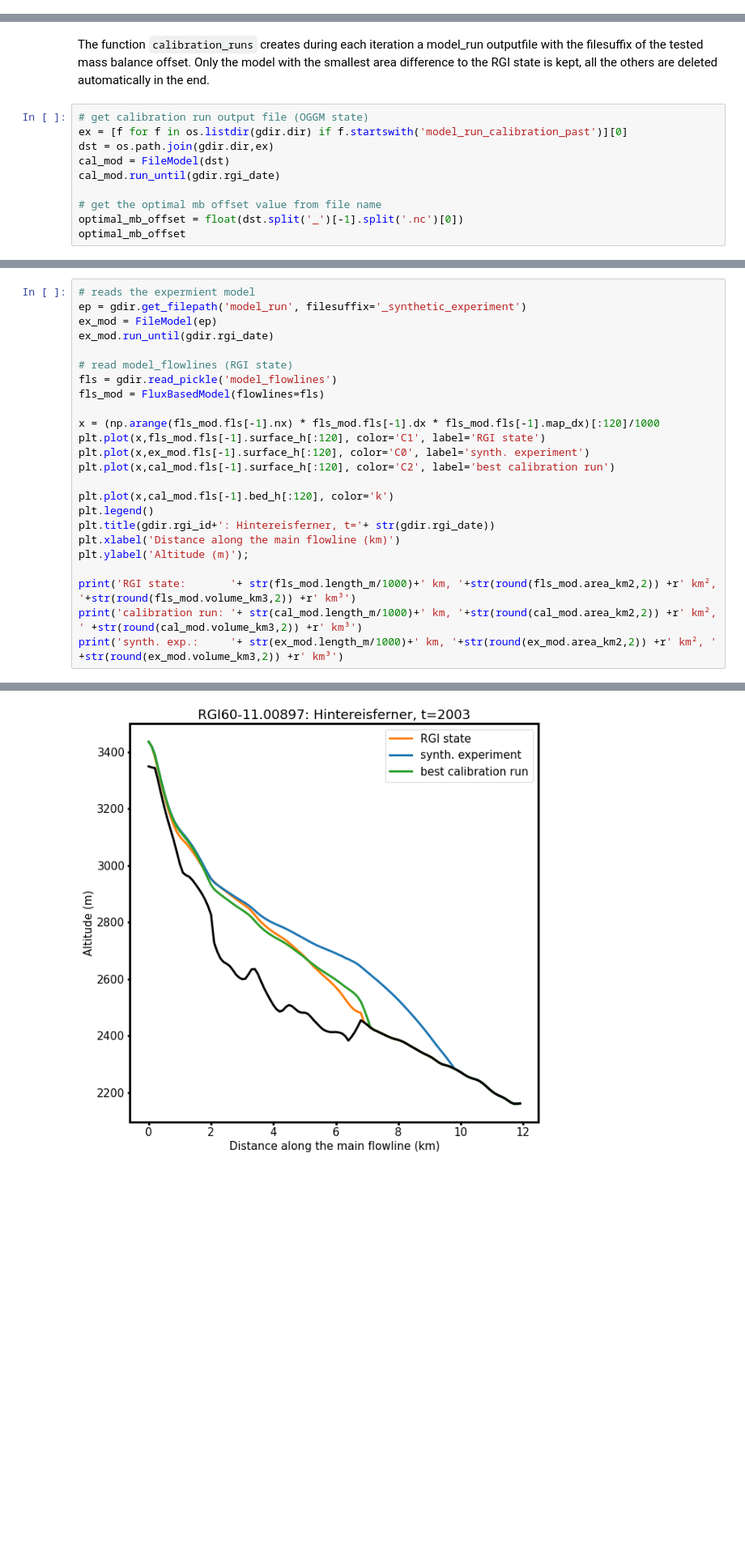
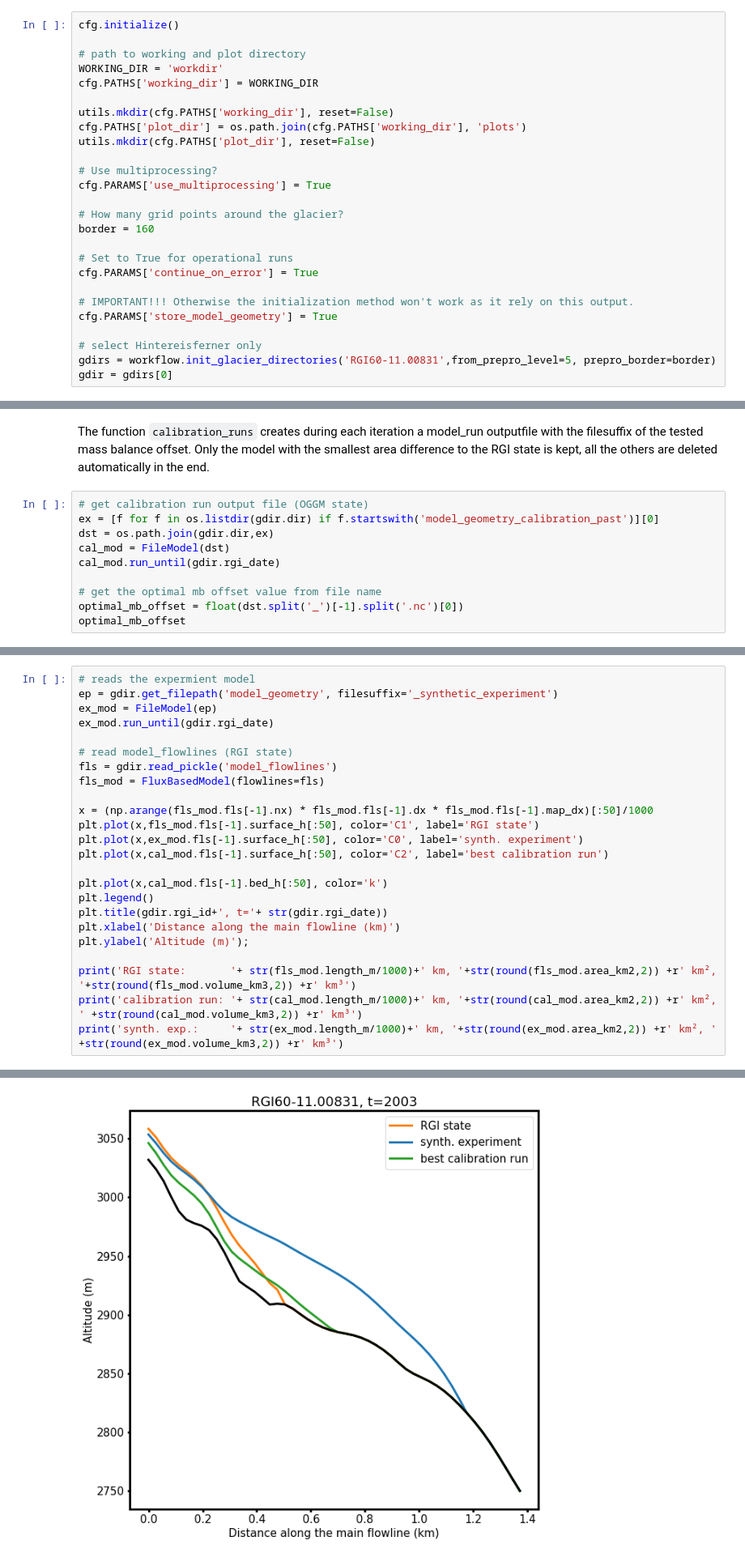
Before and after one commit to OGGM/initialization, a Jupyter notebook: examples/2_real_world_cases.ipynb, the cells around one changed output, grey strips where cells are left out. Shown at 81% size. Cells and saved outputs as stored; diff of their text form; blank space fills up the shorter version.

```diff
--- a/examples/2_real_world_cases.ipynb
+++ b/examples/2_real_world_cases.ipynb
@@ -100,0 +30,26 @@ gdir
+# %%
+cfg.initialize()
+
+# path to working and plot directory
+WORKING_DIR = 'workdir'
+cfg.PATHS['working_dir'] = WORKING_DIR
+
+utils.mkdir(cfg.PATHS['working_dir'], reset=False)
+cfg.PATHS['plot_dir'] = os.path.join(cfg.PATHS['working_dir'], 'plots')
+utils.mkdir(cfg.PATHS['plot_dir'], reset=False)
+
+# Use multiprocessing?
+cfg.PARAMS['use_multiprocessing'] = True
+
+# How many grid points around the glacier?
+border = 160
+
+# Set to True for operational runs
+cfg.PARAMS['continue_on_error'] = True
+
+# IMPORTANT!!! Otherwise the initialization method won't work as it rely on this output.
+cfg.PARAMS['store_model_geometry'] = True
+
+# select Hintereisferner only
+gdirs = workflow.init_glacier_directories('RGI60-11.00831',from_prepro_level=5, prepro_border=border)
+gdir = gdirs[0]
@@ -167,7 +146,7 @@ calibration_runs([gdir],1917)
 The function `calibration_runs` creates during each iteration a model_run outputfile with the filesuffix of the tested mass balance offset. Only the model with the smallest area difference to the RGI state is kept, all the others are deleted automatically in the end.
 # %%
 # get calibration run output file (OGGM state)
-ex = [f for f in os.listdir(gdir.dir) if f.startswith('model_run_calibration_past')][0]
+ex = [f for f in os.listdir(gdir.dir) if f.startswith('model_geometry_calibration_past')][0]
 dst = os.path.join(gdir.dir,ex)
 cal_mod = FileModel(dst)
 cal_mod.run_until(gdir.rgi_date)
@@ -180,6 +159,6 @@ optimal_mb_offset
 # %%
 # reads the expermient model
-ep = gdir.get_filepath('model_run', filesuffix='_synthetic_experiment')
+ep = gdir.get_filepath('model_geometry', filesuffix='_synthetic_experiment')
 ex_mod = FileModel(ep)
 ex_mod.run_until(gdir.rgi_date)
 
@@ -187,14 +166,14 @@ ex_mod.run_until(gdir.rgi_date)
 fls = gdir.read_pickle('model_flowlines')
 fls_mod = FluxBasedModel(flowlines=fls)
 
-x = (np.arange(fls_mod.fls[-1].nx) * fls_mod.fls[-1].dx * fls_mod.fls[-1].map_dx)[:120]/1000
-plt.plot(x,fls_mod.fls[-1].surface_h[:120], color='C1', label='RGI state')
-plt.plot(x,ex_mod.fls[-1].surface_h[:120], color='C0', label='synth. experiment')
-plt.plot(x,cal_mod.fls[-1].surface_h[:120], color='C2', label='best calibration run')
+x = (np.arange(fls_mod.fls[-1].nx) * fls_mod.fls[-1].dx * fls_mod.fls[-1].map_dx)[:50]/1000
+plt.plot(x,fls_mod.fls[-1].surface_h[:50], color='C1', label='RGI state')
+plt.plot(x,ex_mod.fls[-1].surface_h[:50], color='C0', label='synth. experiment')
+plt.plot(x,cal_mod.fls[-1].surface_h[:50], color='C2', label='best calibration run')
 
-plt.plot(x,cal_mod.fls[-1].bed_h[:120], color='k')
+plt.plot(x,cal_mod.fls[-1].bed_h[:50], color='k')
 plt.legend()
-plt.title(gdir.rgi_id+': Hintereisferner, t='+ str(gdir.rgi_date))
+plt.title(gdir.rgi_id+', t='+ str(gdir.rgi_date))
 plt.xlabel('Distance along the main flowline (km)')
 plt.ylabel('Altitude (m)');
 
@@ -208,4 +187,4 @@ synth. exp.:     9.9 km, 9.88 km², 1.11 km³
-[figure, old version]
+[figure, new version]
 # %% [markdown]
 ## Real World Application: The actual initialization
 Now, we are ready to start the actual initialization procedure. To this end you need to run the following function (This can take a long time!!!). Important for the real world application is that you hand over the optimal mass balance offset value `optimal_mb_offset` from above and the File Model from the calibration run `cal_mod`. Otherwise the function will use the default value (mb offset=0 and the synthetic experiment). We reduced the number of glacier candidates in this example to `n=20` (default value is `n=200`) in order to save computational costs.
```
Also changed, not shown: parts of 14 cells of this notebook, 3 other files.
